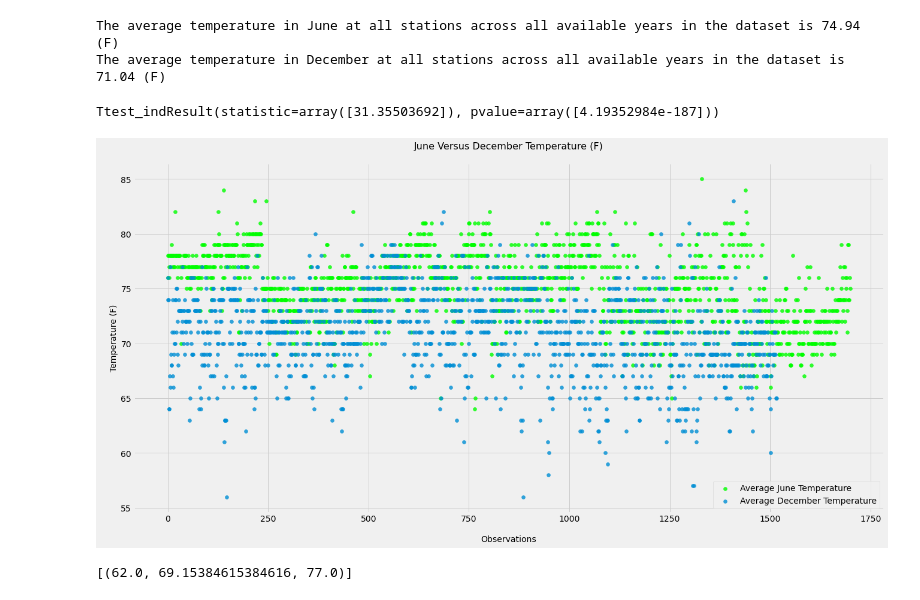
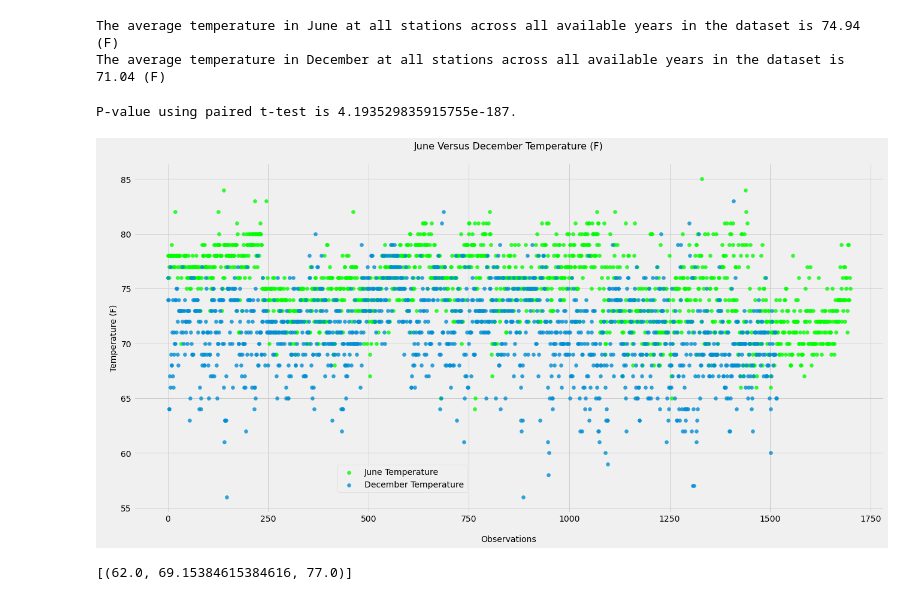
Before and after one commit to Karla-Flores/Sqlalchemy, a Jupyter notebook: climate_starter.ipynb, the cells around one changed output. Drawn from its saved outputs; the diff is of its cells as text; code cells hidden in the pictures.

```diff
--- a/climate_starter.ipynb
+++ b/climate_starter.ipynb
@@ -347,21 +347,24 @@ j_temp = session.query(measurement.tobs).filter(func.strftime("%m", measurement.
 d_temp = session.query(measurement.tobs).filter(func.strftime("%m", measurement.date) == '12').all()
 # %%
 # T Test
-stats.ttest_ind(j_temp, d_temp, equal_var=False)
+c = stats.ttest_ind(j_temp, d_temp, equal_var=False)
+c = list(np.ravel(c))[1]
+print (f'P-value using paired t-test is {c}. ')
 # %% [output]
-Ttest_indResult(statistic=array([31.35503692]), pvalue=array([4.19352984e-187]))
+P-value using paired t-test is 4.193529835915755e-187.
 # %%
 # Scatter plot of June and December data
 fig, ax= plt.subplots(figsize = (20,10))
-plt.scatter(range(len(j_temp)),j_temp, label = 'Average June Temperature', alpha = 0.8, color = 'lime')
-plt.scatter(range(len(d_temp)),d_temp, label = 'Average December Temperature', alpha = 0.8)
-plt.legend()
+plt.scatter(range(len(j_temp)),j_temp, label = 'June Temperature', alpha = 0.8, color = 'lime')
+plt.scatter(range(len(d_temp)),d_temp, label = 'December Temperature', alpha = 0.8)
+plt.legend(bbox_to_anchor=(0.45,.15))
 plt.title(f'June Versus December Temperature (F)\n', fontsize = 16)
 plt.ylabel('\nTemperature (F)', fontsize = 14)
 plt.xlabel('\nObservations', fontsize = 14)
+plt.savefig('Images/June_vs_December_Scatter_Plot.png',bbox_inches = 'tight')
 plt.show()
 # %% [output]
-[figure, old version]
+[figure, new version]
 # %%
 # Create a query that will calculate the daily normals
 # (i.e. the averages for tmin, tmax, and tavg for all historic data matching a specific month and day)
```
Also changed, not shown: parts of 4 cells of this notebook, 3 other files.
